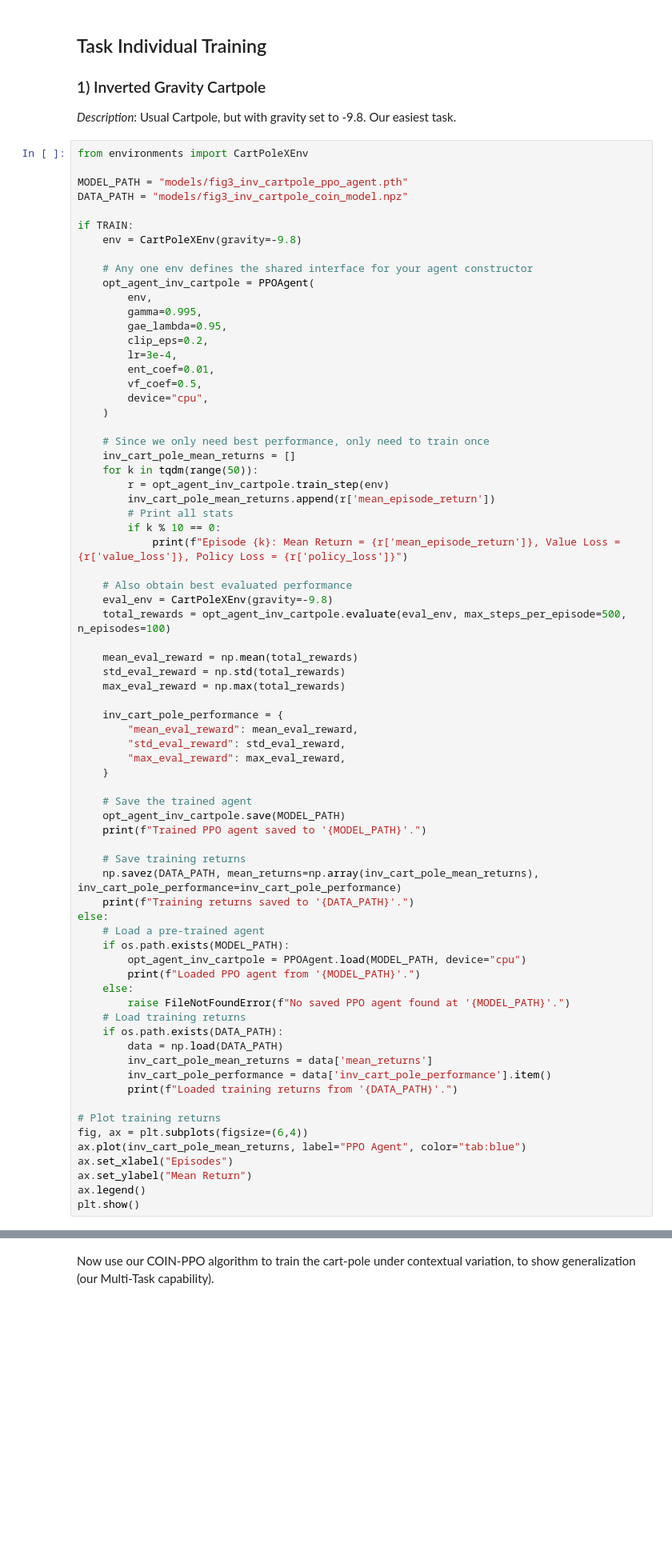
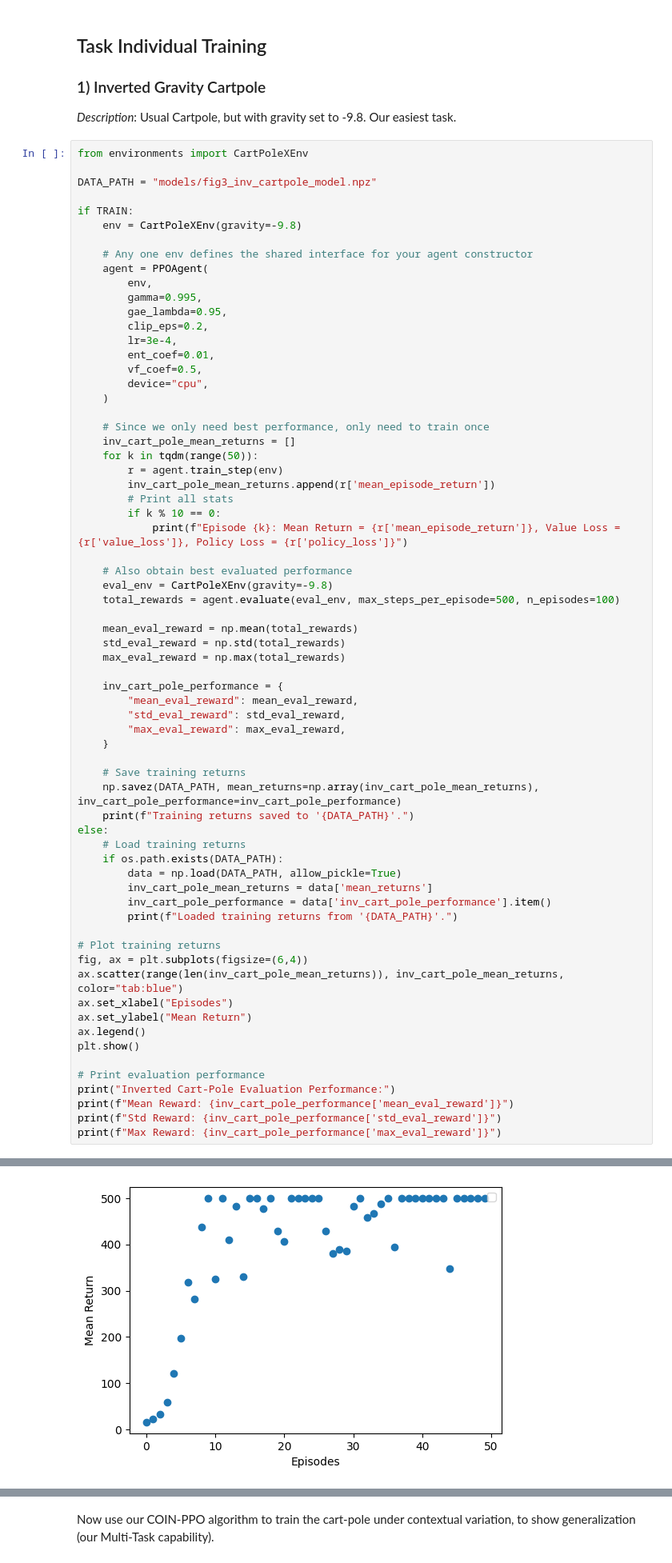
Before and after one commit to RichieRich2569/COINRL, a Jupyter notebook: figures.ipynb, the cells around one changed output, grey strips where cells are left out. Shown at 80% size. Saved outputs shown, nothing was run; the diff lists cells and outputs as text; blank space fills up the shorter version.

Commit message:
Figure 3 Single Models

```diff
--- a/figures.ipynb
+++ b/figures.ipynb
@@ -780,14 +780,13 @@ TRAIN = True
 # %%
 from environments import CartPoleXEnv
 
-MODEL_PATH = "models/fig3_inv_cartpole_ppo_agent.pth"
-DATA_PATH = "models/fig3_inv_cartpole_coin_model.npz"
+DATA_PATH = "models/fig3_inv_cartpole_model.npz"
 
 if TRAIN:
     env = CartPoleXEnv(gravity=-9.8)
 
     # Any one env defines the shared interface for your agent constructor
-    opt_agent_inv_cartpole = PPOAgent(
+    agent = PPOAgent(
         env,
         gamma=0.995,
         gae_lambda=0.95,
@@ -801,7 +800,7 @@ if TRAIN:
     # Since we only need best performance, only need to train once
     inv_cart_pole_mean_returns = []
     for k in tqdm(range(50)):
-        r = opt_agent_inv_cartpole.train_step(env)
+        r = agent.train_step(env)
         inv_cart_pole_mean_returns.append(r['mean_episode_return'])
         # Print all stats
         if k % 10 == 0:
@@ -809,7 +808,7 @@ if TRAIN:
 
     # Also obtain best evaluated performance
     eval_env = CartPoleXEnv(gravity=-9.8)
-    total_rewards = opt_agent_inv_cartpole.evaluate(eval_env, max_steps_per_episode=500, n_episodes=100)
+    total_rewards = agent.evaluate(eval_env, max_steps_per_episode=500, n_episodes=100)
 
     mean_eval_reward = np.mean(total_rewards)
     std_eval_reward = np.std(total_rewards)
@@ -821,32 +820,28 @@ if TRAIN:
         "max_eval_reward": max_eval_reward,
     }
 
-    # Save the trained agent
-    opt_agent_inv_cartpole.save(MODEL_PATH)
-    print(f"Trained PPO agent saved to '{MODEL_PATH}'.")
-
     # Save training returns
     np.savez(DATA_PATH, mean_returns=np.array(inv_cart_pole_mean_returns), inv_cart_pole_performance=inv_cart_pole_performance)
     print(f"Training returns saved to '{DATA_PATH}'.")
 else:
-    # Load a pre-trained agent
-    if os.path.exists(MODEL_PATH):
-        opt_agent_inv_cartpole = PPOAgent.load(MODEL_PATH, device="cpu")
-        print(f"Loaded PPO agent from '{MODEL_PATH}'.")
-    else:
-        raise FileNotFoundError(f"No saved PPO agent found at '{MODEL_PATH}'.")
     # Load training returns
     if os.path.exists(DATA_PATH):
-        data = np.load(DATA_PATH)
+        data = np.load(DATA_PATH, allow_pickle=True)
         inv_cart_pole_mean_returns = data['mean_returns']
         inv_cart_pole_performance = data['inv_cart_pole_performance'].item()
         print(f"Loaded training returns from '{DATA_PATH}'.")
 
 # Plot training returns
 fig, ax = plt.subplots(figsize=(6,4))
-ax.plot(inv_cart_pole_mean_returns, label="PPO Agent", color="tab:blue")
+ax.scatter(range(len(inv_cart_pole_mean_returns)), inv_cart_pole_mean_returns, color="tab:blue")
 ax.set_xlabel("Episodes")
 ax.set_ylabel("Mean Return")
 ax.legend()
 plt.show()
+
+# Print evaluation performance
+print("Inverted Cart-Pole Evaluation Performance:")
+print(f"Mean Reward: {inv_cart_pole_performance['mean_eval_reward']}")
+print(f"Std Reward: {inv_cart_pole_performance['std_eval_reward']}")
+print(f"Max Reward: {inv_cart_pole_performance['max_eval_reward']}")
 # %% [output]
@@ -853,0 +849 @@ Episode 0: Mean Return = 16.47107438016529, Value Loss = 7.5049333572387695, Pol
+[figure, added]
```
Also changed, not shown: parts of 15 cells of this notebook, 7 other files.
